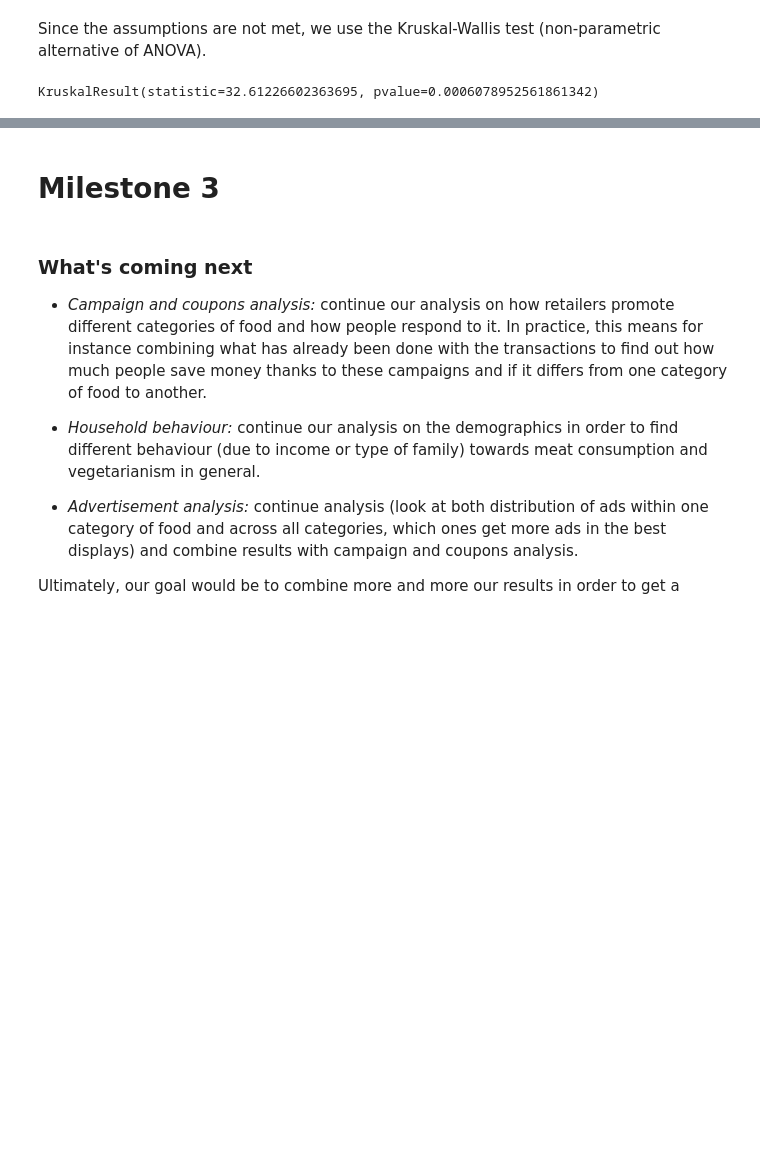
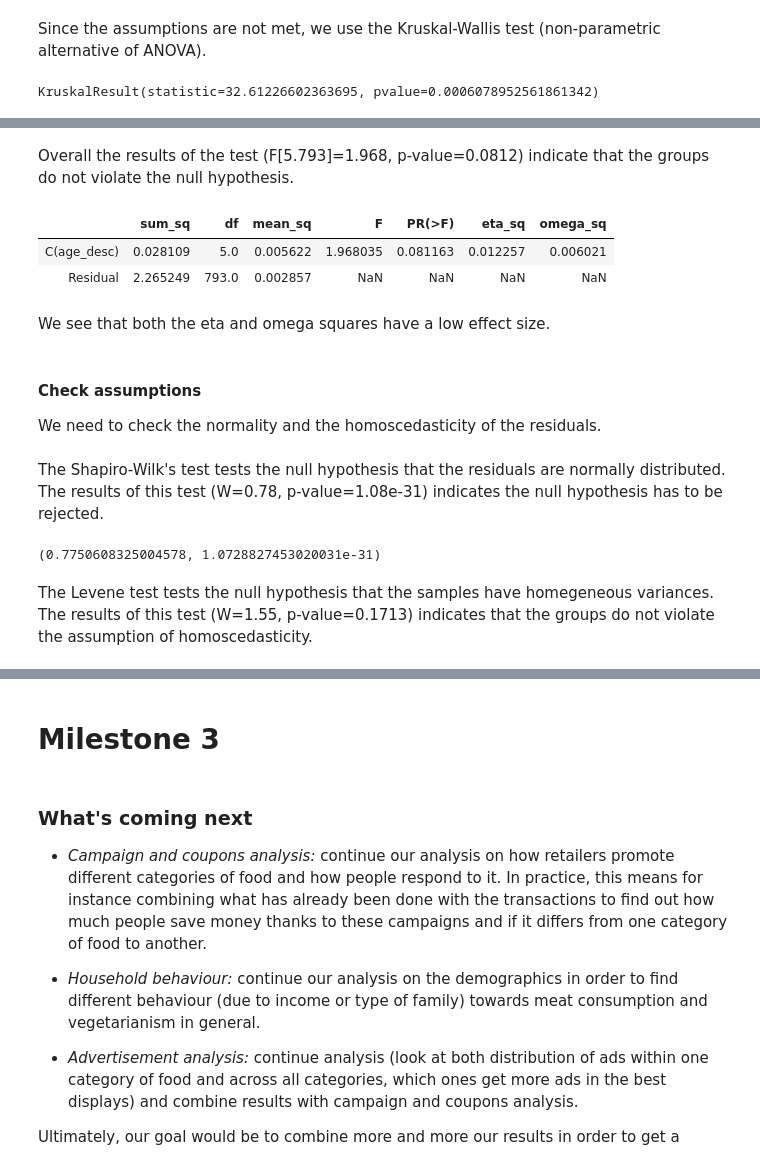
Before and after one commit to whateverforever/ada-2019-project, a Jupyter notebook: data_analysis.ipynb, the cells around one changed output, grey strips where cells are left out. Cells and saved outputs as stored; diff of their text form; code cells hidden in the pictures; blank space fills up the shorter version.

```diff
--- a/data_analysis.ipynb
+++ b/data_analysis.ipynb
@@ -1779,0 +1881,22 @@ KruskalResult(statistic=32.61226602363695, pvalue=0.0006078952561861342)
+# %% [markdown]
+Overall the results of the test (F[5.793]=1.968, p-value=0.0812) indicate that the groups do not violate the null hypothesis.
+# %%
+aov_table_age = sm.stats.anova_lm(results_age, typ=2)
+anova_table(aov_table_age)
+# %% [output]
+|  | sum_sq | df | mean_sq | F | PR(>F) | eta_sq | omega_sq |
+| C(age_desc) | 0.028109 | 5.0 | 0.005622 | 1.968035 | 0.081163 | 0.012257 | 0.006021 |
+| Residual | 2.265249 | 793.0 | 0.002857 | NaN | NaN | NaN | NaN |
+# %% [markdown]
+We see that both the eta and omega squares have a low effect size.
+# %% [markdown]
+#### Check assumptions
+We need to check the normality and the homoscedasticity of the residuals.
+# %% [markdown]
+The Shapiro-Wilk's test tests the null hypothesis that the residuals are normally distributed. The results of this test (W=0.78, p-value=1.08e-31) indicates the null hypothesis has to be rejected.
+# %%
+stats.shapiro(results_age.resid)
+# %% [output]
+(0.7750608325004578, 1.0728827453020031e-31)
+# %% [markdown]
+The Levene test tests the null hypothesis that the samples have homegeneous variances. The results of this test (W=1.55, p-value=0.1713) indicates that the groups do not violate the assumption of homoscedasticity.
```
Also changed, not shown: parts of 27 cells of this notebook.
